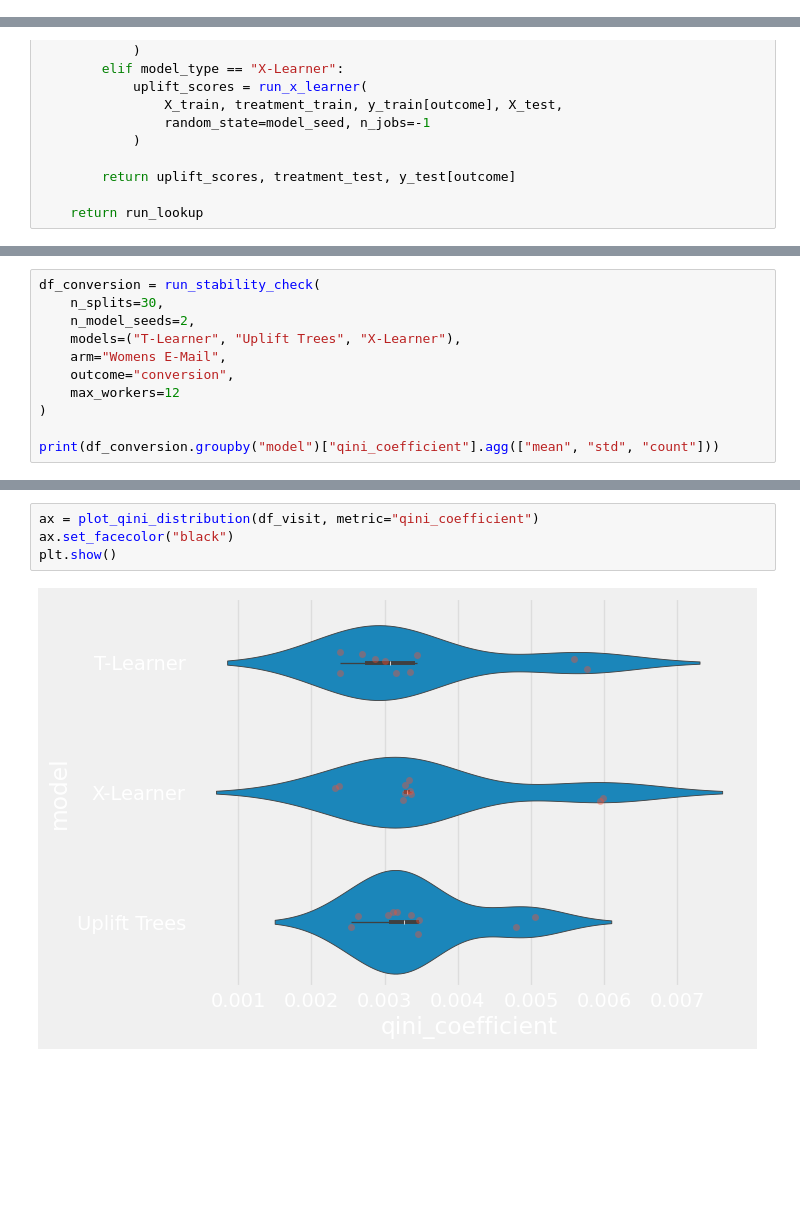
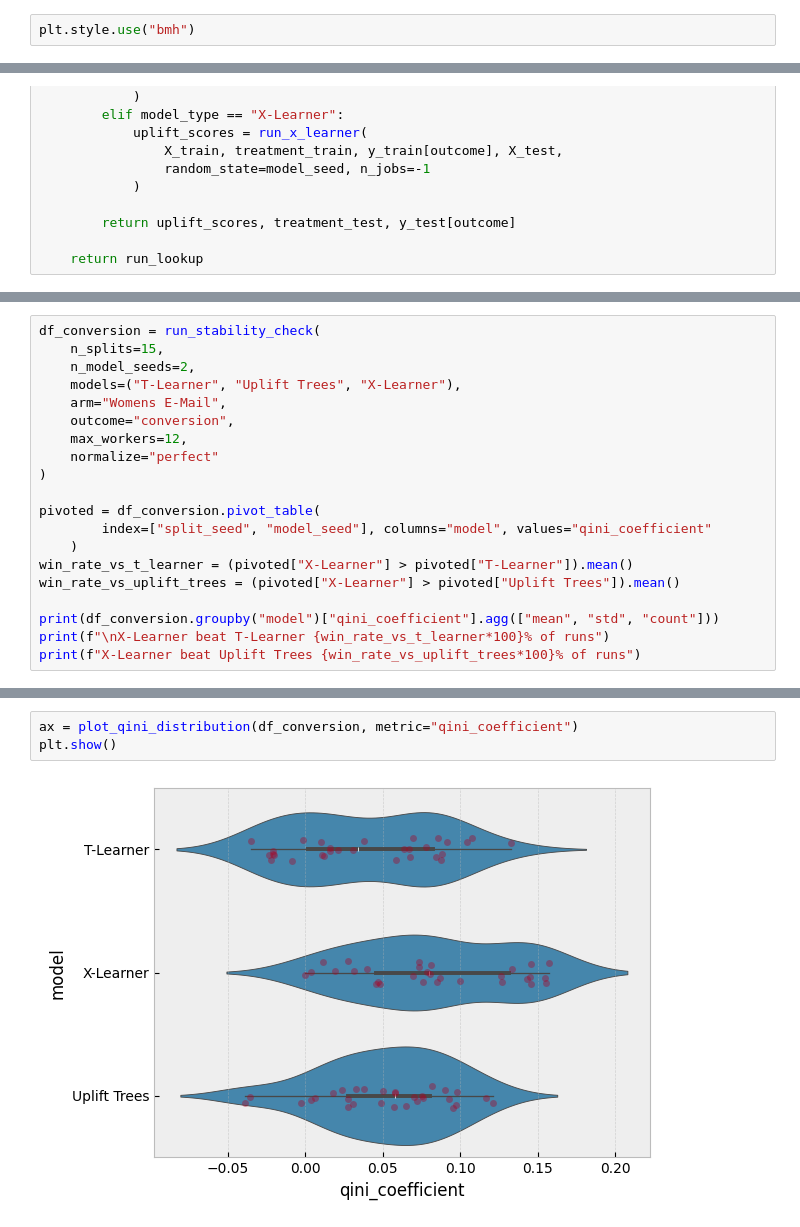
Before and after one commit to ericz323/Email-Uplift-Modeling, a Jupyter notebook: notebooks/results.ipynb, the cells around one changed output, grey strips where cells are left out. Saved outputs shown, nothing was run; the diff lists cells and outputs as text; blank space fills up the shorter version.

```diff
--- a/notebooks/results.ipynb
+++ b/notebooks/results.ipynb
@@ -11,3 +40,5 @@ from src.stability import run_stability_check
 # %% [output]
 The autoreload extension is already loaded. To reload it, use:
   %reload_ext autoreload
+# %%
+plt.style.use("bmh")
@@ -74,11 +211,20 @@ plt.show()
 # %%
 df_conversion = run_stability_check(
-    n_splits=30,
+    n_splits=15,
     n_model_seeds=2,
     models=("T-Learner", "Uplift Trees", "X-Learner"),
     arm="Womens E-Mail",
     outcome="conversion",
-    max_workers=12
+    max_workers=12,
+    normalize="perfect"
 )
 
+pivoted = df_conversion.pivot_table(
+        index=["split_seed", "model_seed"], columns="model", values="qini_coefficient"
+    )
+win_rate_vs_t_learner = (pivoted["X-Learner"] > pivoted["T-Learner"]).mean()
+win_rate_vs_uplift_trees = (pivoted["X-Learner"] > pivoted["Uplift Trees"]).mean()
+
 print(df_conversion.groupby("model")["qini_coefficient"].agg(["mean", "std", "count"]))
+print(f"\nX-Learner beat T-Learner {win_rate_vs_t_learner*100}% of runs")
+print(f"X-Learner beat Uplift Trees {win_rate_vs_uplift_trees*100}% of runs")
@@ -85,6 +271,5 @@ print(df_conversion.groupby("model")["qini_coefficient"].agg(["mean", "std", "co
 # %%
-ax = plot_qini_distribution(df_visit, metric="qini_coefficient")
-ax.set_facecolor("black")
+ax = plot_qini_distribution(df_conversion, metric="qini_coefficient")
 plt.show()
 # %% [output]
-[figure, old version]
+[figure, new version]
```
Also changed, not shown: parts of 20 cells of this notebook, 2 other files.
